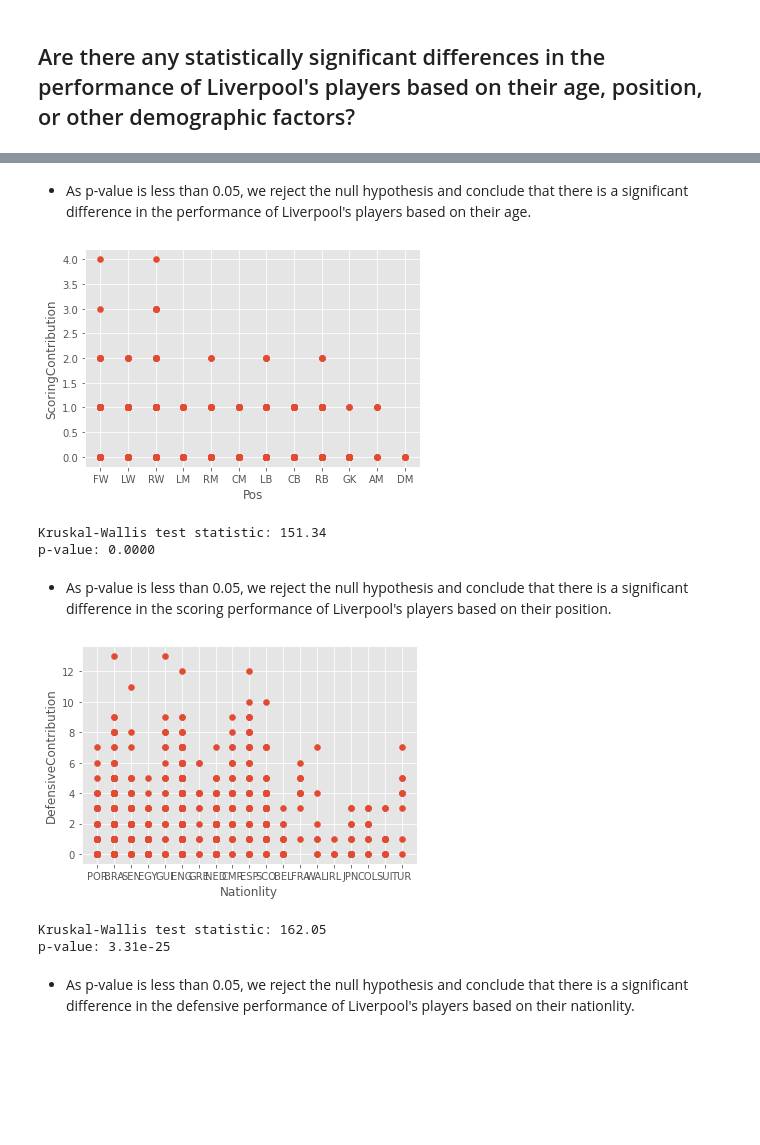
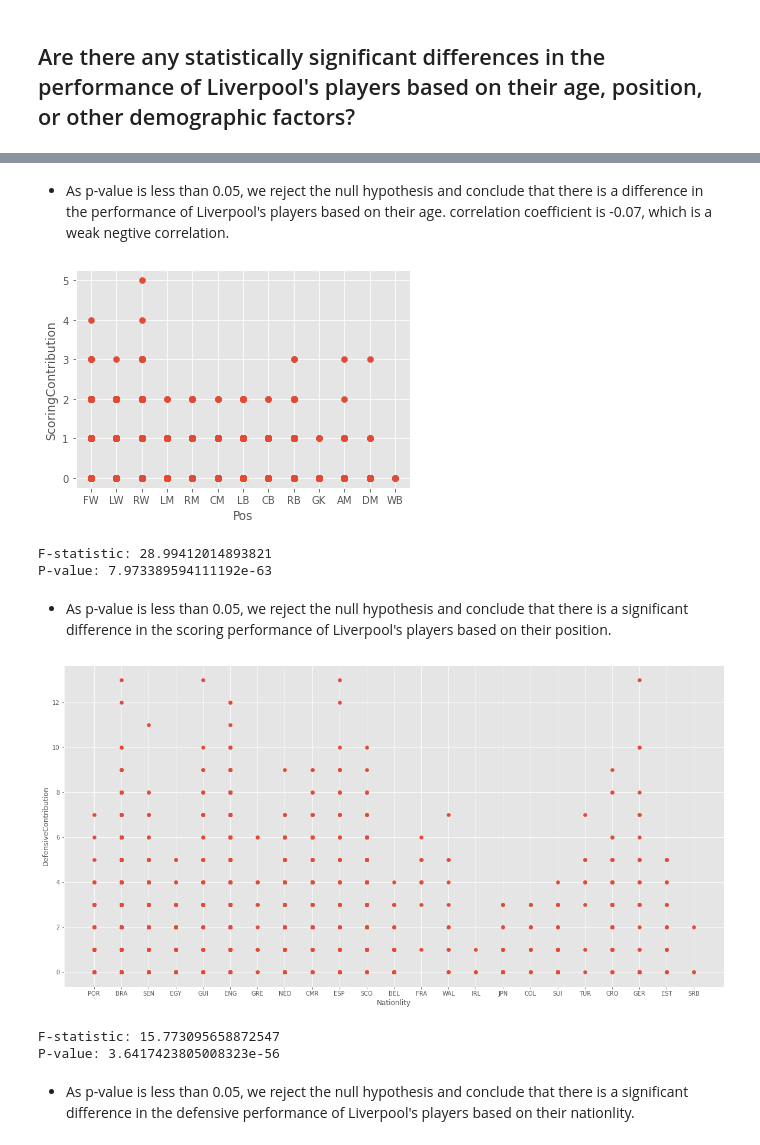
Before and after one commit to Thebrownboy/DataKick, a Jupyter notebook: Inferential_Q1_exprolratory_Q3.ipynb, the cells around one changed output, grey strips where cells are left out. Drawn from its saved outputs; the diff is of its cells as text; code cells hidden in the pictures; blank space fills up the shorter version.

```diff
--- a/Inferential_Q1_exprolratory_Q3.ipynb
+++ b/Inferential_Q1_exprolratory_Q3.ipynb
@@ -7,7 +7,9 @@ plt.style.use('ggplot')
 # %% [markdown]
 # import dataset
 # %%
-data = pd.read_csv("Liverpool_players_season2020-2021_2021-2022.csv")
+data = pd.read_csv("Liverpool_players_season2016-2017_2021-2022.csv")
+# print size of data
+print(data.shape)
 # show first 10 rows
 data.head(10)
 # %% [output]
@@ -89,40 +93,51 @@ p-value: 0.0418
 # %% [markdown]
-* As p-value is less than 0.05, we reject the null hypothesis and conclude that there is a significant difference in the performance of Liverpool's players based on their age.
+* As p-value is less than 0.05, we reject the null hypothesis and conclude that there is a difference in the performance of Liverpool's players based on their age. correlation coefficient is -0.07, which is a weak negtive correlation.
 # %%
 # is there a significant relationship between position of the player and ScoringContribution (goals + assists)?
 plt.scatter(data["Pos"], data["ScoringContribution"])
+# sort the plot if categorical Pos variable has ScoringContribution more so sort the plot
+
 plt.xlabel("Pos")
 plt.ylabel("ScoringContribution")
 plt.show()
 
+# Grouping the data by position and converting the ScoringContribution column into a list
+grouped_data = data.groupby('Pos')['ScoringContribution'].apply(list)
 
-# Kruskal-Wallis test for differences in ScoringContribution by position
-grouped_data = data.groupby('Pos')['ScoringContribution'].apply(list)
-stat, p = stats.kruskal(*grouped_data)
-print('Kruskal-Wallis test statistic: {:.2f}'.format(stat))
-print('p-value: {:.4f}'.format(p))
+# Performing one-way ANOVA
+f_stat, p_value = stats.f_oneway(*grouped_data)
+
+# Printing the results
+print("F-statistic:", f_stat)
+print("P-value:", p_value)
 # %% [output]
-[figure, old version]
+[figure, new version]
-Kruskal-Wallis test statistic: 151.34
-p-value: 0.0000
+F-statistic: 28.99412014893821
+P-value: 7.973389594111192e-63
 # %% [markdown]
 * As p-value is less than 0.05, we reject the null hypothesis and conclude that there is a significant difference in the scoring performance of Liverpool's players based on their position.
 # %%
 # is there a significant relationship between Nationlity of the player and DefensiveContribution?
 plt.scatter(data["Nation"], data["DefensiveContribution"])
+# increase the size of the plot
+plt.rcParams['figure.figsize'] = [20, 10]
 plt.xlabel("Nationlity")
 plt.ylabel("DefensiveContribution")
 plt.show()
 
-# Kruskal-Wallis test for differences in DefensiveContribution by position
+# Grouping the data by Nationlity and converting the DefensiveContribution column into a list
 grouped_data = data.groupby('Nation')['DefensiveContribution'].apply(list)
-stat, p = stats.kruskal(*grouped_data)
-print('Kruskal-Wallis test statistic: {:.2f}'.format(stat))
-print('p-value: {:.4}'.format(p))
+
+# Performing one-way ANOVA
+f_stat, p_value = stats.f_oneway(*grouped_data)
+
+# Printing the results
+print("F-statistic:", f_stat)
+print("P-value:", p_value)
 # %% [output]
-[figure, old version]
+[figure, new version]
-Kruskal-Wallis test statistic: 162.05
-p-value: 3.31e-25
+F-statistic: 15.773095658872547
+P-value: 3.6417423805008323e-56
 # %% [markdown]
 * As p-value is less than 0.05, we reject the null hypothesis and conclude that there is a significant difference in the defensive performance of Liverpool's players based on their nationlity.
 # %% [markdown]
```
Also changed, not shown: parts of 3 cells of this notebook, 1 other file.
